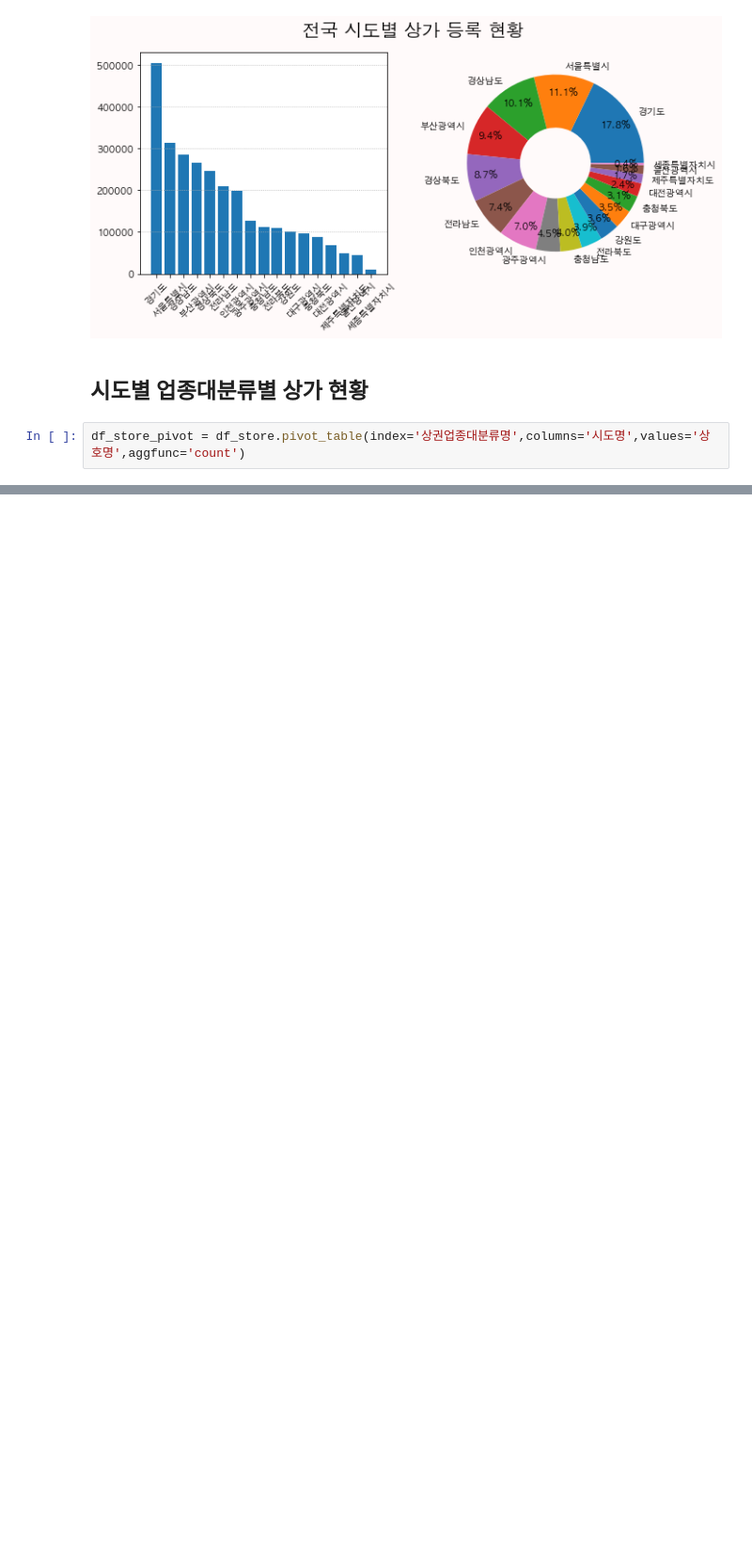
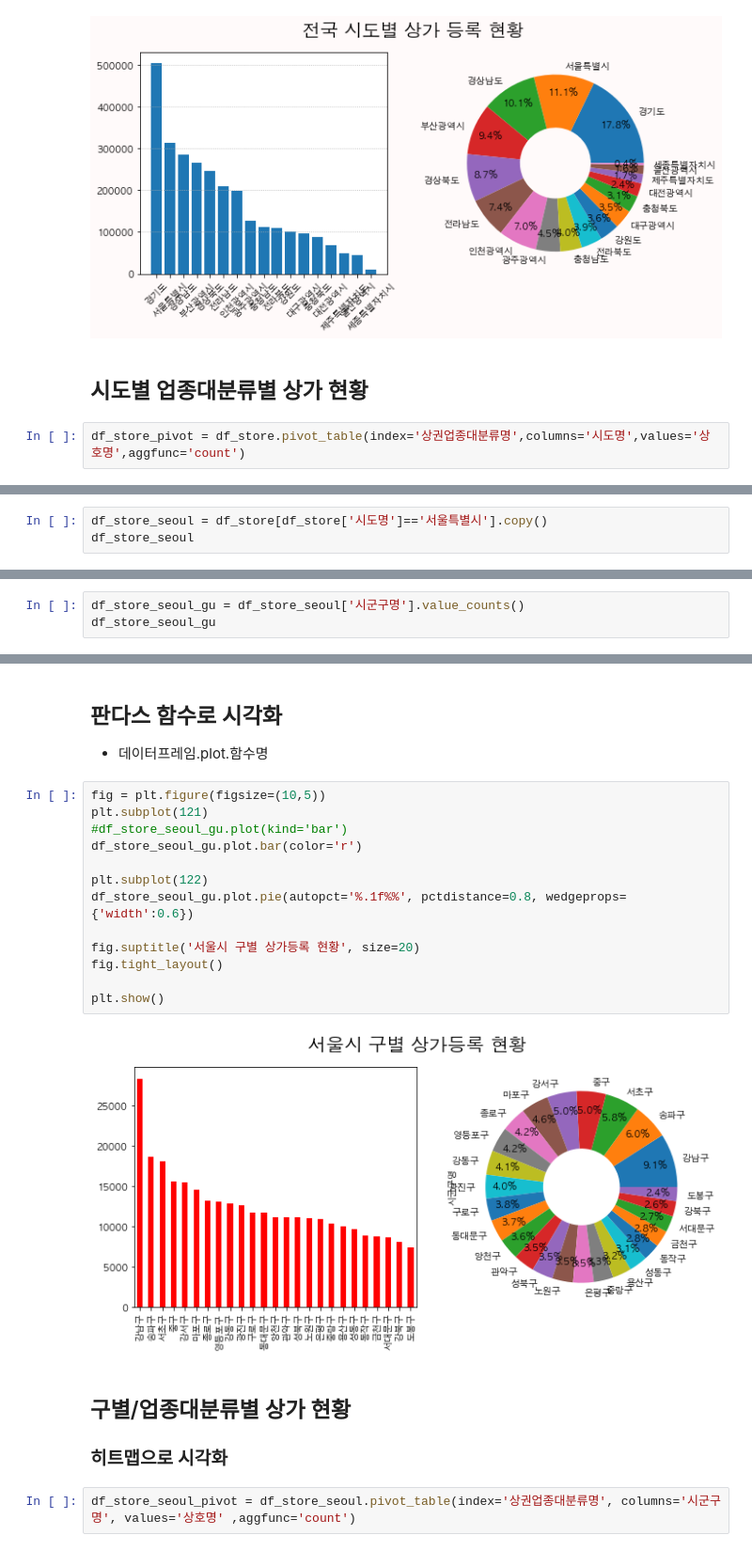
Before and after one commit to limetree-indigo/python-visualization, a Jupyter notebook: 14 상가상권정보분석 및 시각화/14 상가상권정보분석 및 시각화.ipynb, the cells around one changed output, grey strips where cells are left out. Shown at 94% size. Cells and saved outputs as stored; diff of their text form; blank space fills up the shorter version.

Commit message:
14-4 서울특별시 상가 현황

```diff
--- a/14 상가상권정보분석 및 시각화/14 상가상권정보분석 및 시각화.ipynb
+++ b/14 상가상권정보분석 및 시각화/14 상가상권정보분석 및 시각화.ipynb
@@ -449,0 +452,3 @@ sns.heatmap(df_store_pivot, cmap='Blues')
+# %%
+df_store_seoul = df_store[df_store['시도명']=='서울특별시'].copy()
+df_store_seoul
@@ -449,0 +471,3 @@ sns.heatmap(df_store_pivot, cmap='Blues')
+# %%
+df_store_seoul_gu = df_store_seoul['시군구명'].value_counts()
+df_store_seoul_gu
@@ -449,0 +487,23 @@ sns.heatmap(df_store_pivot, cmap='Blues')
+# %% [markdown]
+## 판다스 함수로 시각화
+- 데이터프레임.plot.함수명
+# %%
+fig = plt.figure(figsize=(10,5))
+plt.subplot(121)
+#df_store_seoul_gu.plot(kind='bar')
+df_store_seoul_gu.plot.bar(color='r')
+
+plt.subplot(122)
+df_store_seoul_gu.plot.pie(autopct='%.1f%%', pctdistance=0.8, wedgeprops={'width':0.6})
+
+fig.suptitle('서울시 구별 상가등록 현황', size=20)
+fig.tight_layout()
+
+plt.show()
+# %% [output]
+[figure, added]
+# %% [markdown]
+## 구별/업종대분류별 상가 현황
+### 히트맵으로 시각화
+# %%
+df_store_seoul_pivot = df_store_seoul.pivot_table(index='상권업종대분류명', columns='시군구명', values='상호명' ,aggfunc='count')
```
Also changed, not shown: parts of 6 cells of this notebook.
